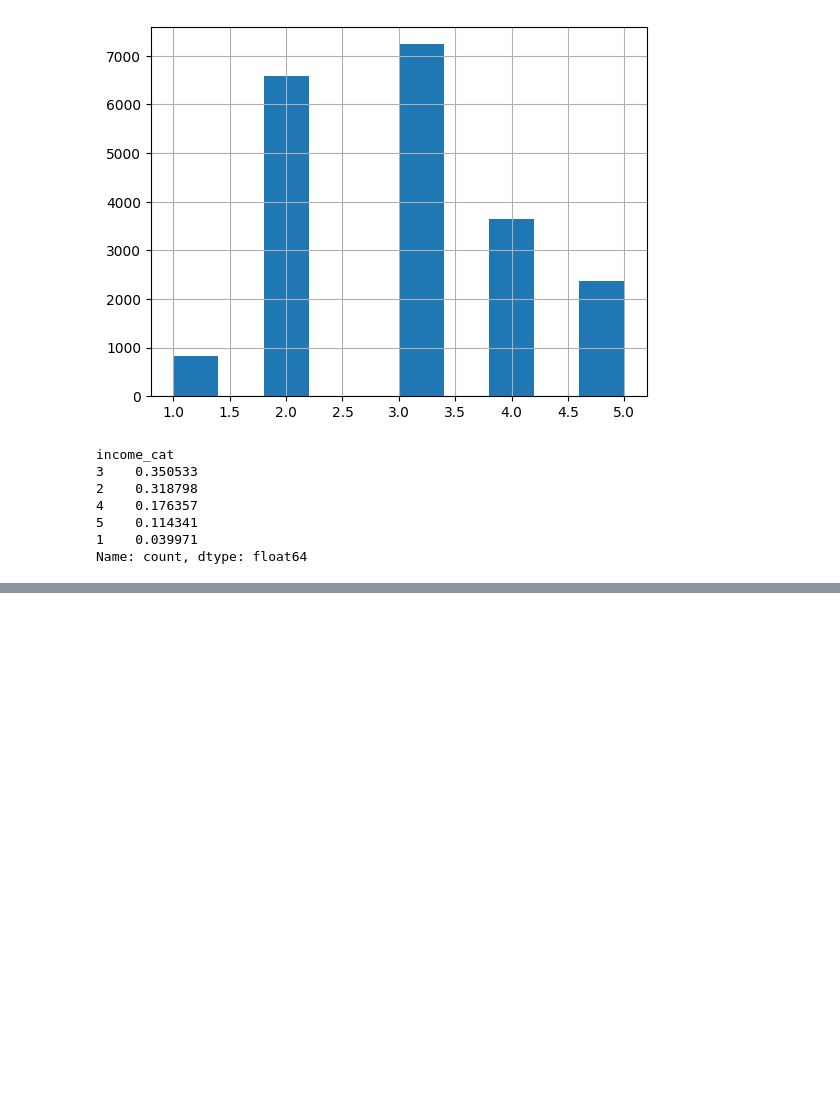
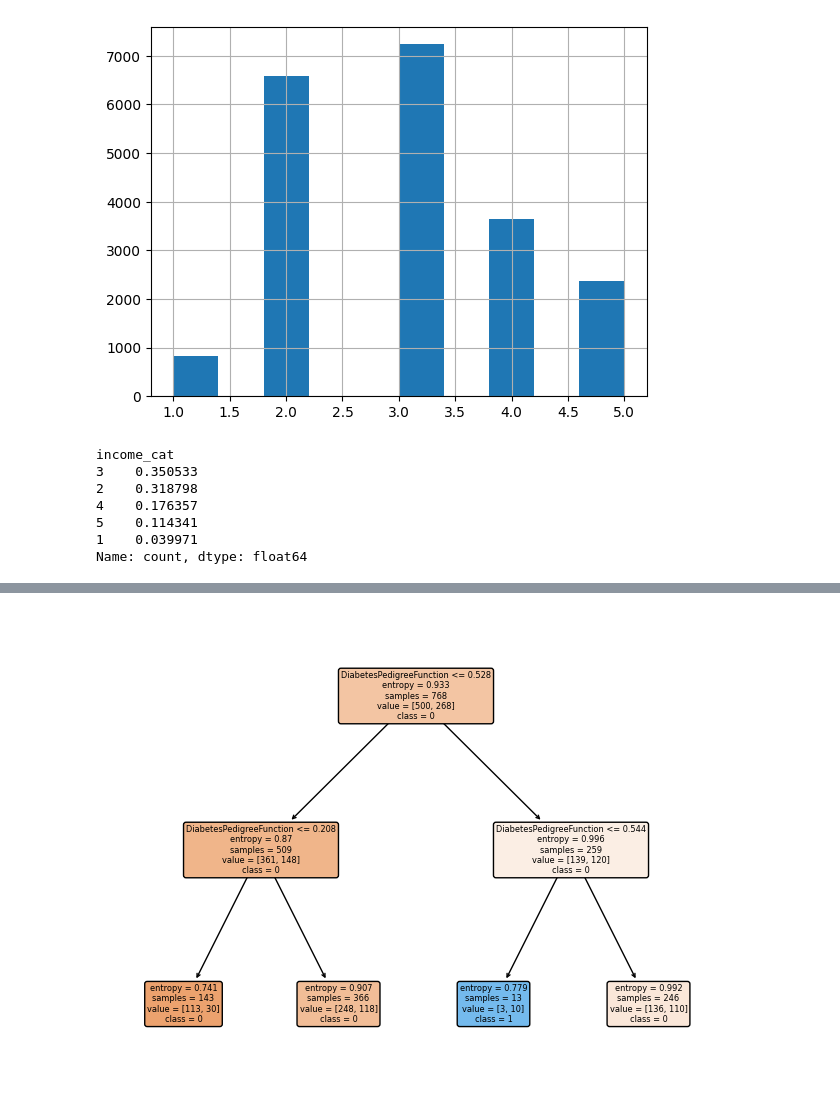
Before and after one commit to GirishKumarSK/ML-Lab, a Jupyter notebook: Machine_Learning(Lab).ipynb, the cells around one changed output, grey strips where cells are left out. Saved outputs shown, nothing was run; the diff lists cells and outputs as text; code cells hidden in the pictures; blank space fills up the shorter version.

```diff
--- a/Machine_Learning(Lab).ipynb
+++ b/Machine_Learning(Lab).ipynb
@@ -366,0 +379,3 @@ for set_ in (strat_train_set, strat_test_set):
+# %%
+df = pd.read_csv('/content/diabetes.csv')
+df
@@ -366,0 +457,15 @@ for set_ in (strat_train_set, strat_test_set):
+# %%
+# Feature selection for the first step in making decision tree
+selected_feature = 'DiabetesPedigreeFunction'
+
+# Create a decision tree
+clf = DecisionTreeClassifier(criterion='entropy', max_depth=2)
+X = df[[selected_feature]]
+y = df['Outcome']
+clf.fit(X, y)
+
+plt.figure(figsize=(8, 6))
+plot_tree(clf, feature_names=[selected_feature], class_names=['0', '1'], filled=True, rounded=True)
+plt.show()
+# %% [output]
+[figure, added]
```
Also changed, not shown: parts of 8 cells of this notebook.
